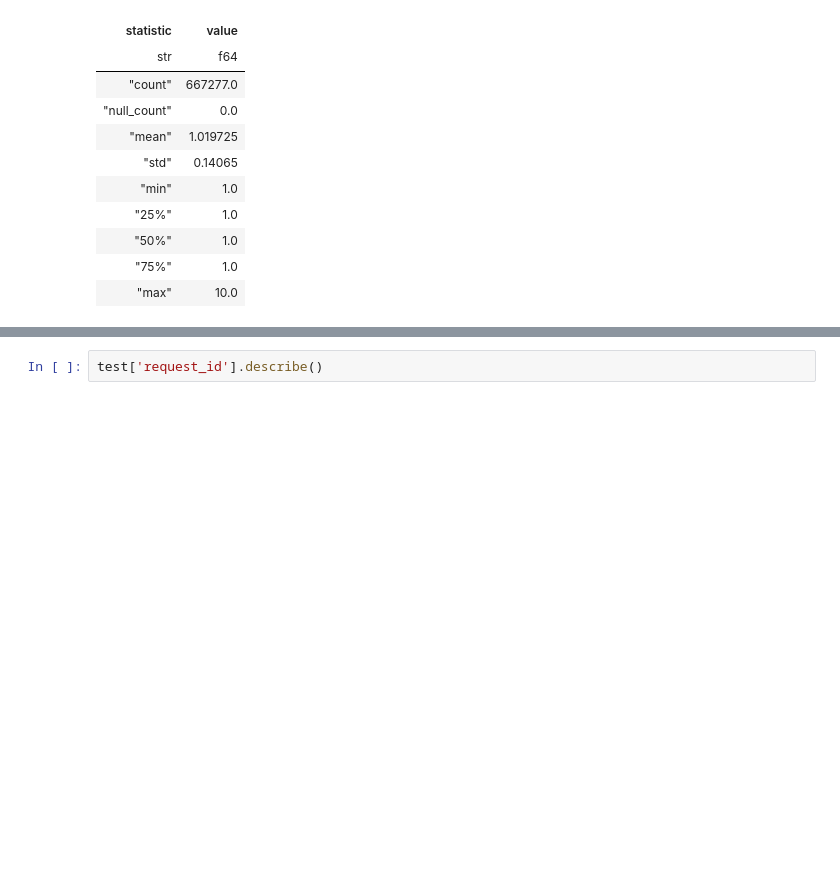
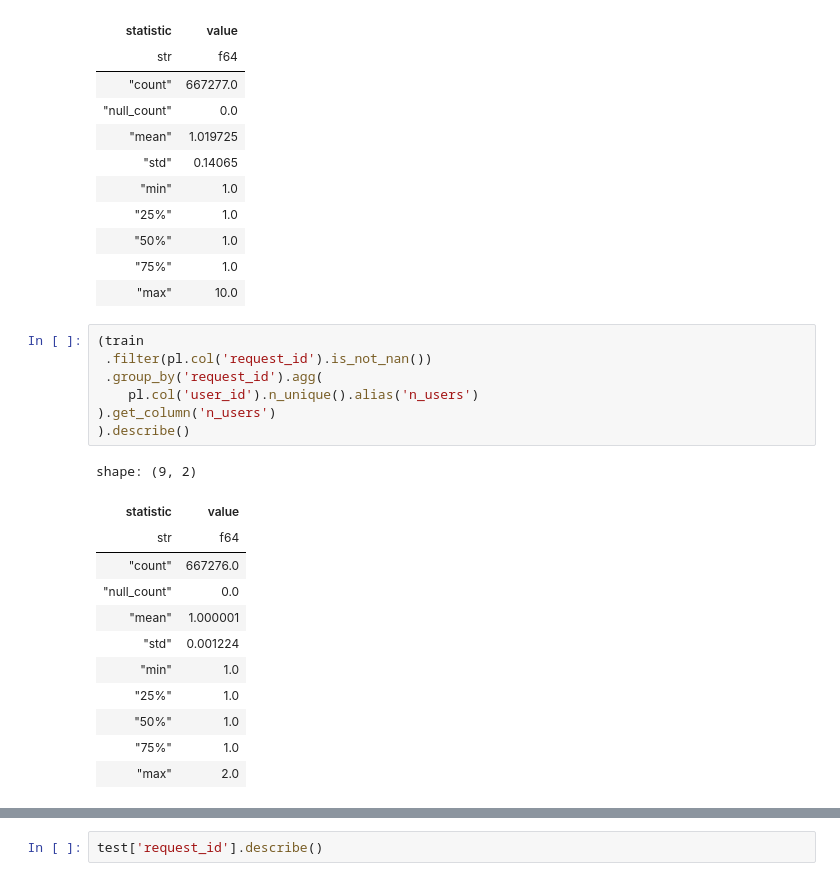
Before and after one commit to almayor/lavka-rs-contest, a Jupyter notebook: exploration.ipynb, the cells around one changed output, grey strips where cells are left out. Cells and saved outputs as stored; diff of their text form; blank space fills up the shorter version.

```diff
--- a/exploration.ipynb
+++ b/exploration.ipynb
@@ -129,3 +129,23 @@ shape: (9, 2)
 | "50%" | 1.0 |
 | "75%" | 1.0 |
 | "max" | 10.0 |
+# %%
+(train
+ .filter(pl.col('request_id').is_not_nan())
+ .group_by('request_id').agg(
+    pl.col('user_id').n_unique().alias('n_users')
+).get_column('n_users')
+).describe()
+# %% [output]
+shape: (9, 2)
+| statistic | value |
+| str | f64 |
+| "count" | 667276.0 |
+| "null_count" | 0.0 |
+| "mean" | 1.000001 |
+| "std" | 0.001224 |
+| "min" | 1.0 |
+| "25%" | 1.0 |
+| "50%" | 1.0 |
+| "75%" | 1.0 |
+| "max" | 2.0 |
```
Also changed, not shown: parts of 3 cells of this notebook, 6 other files.
